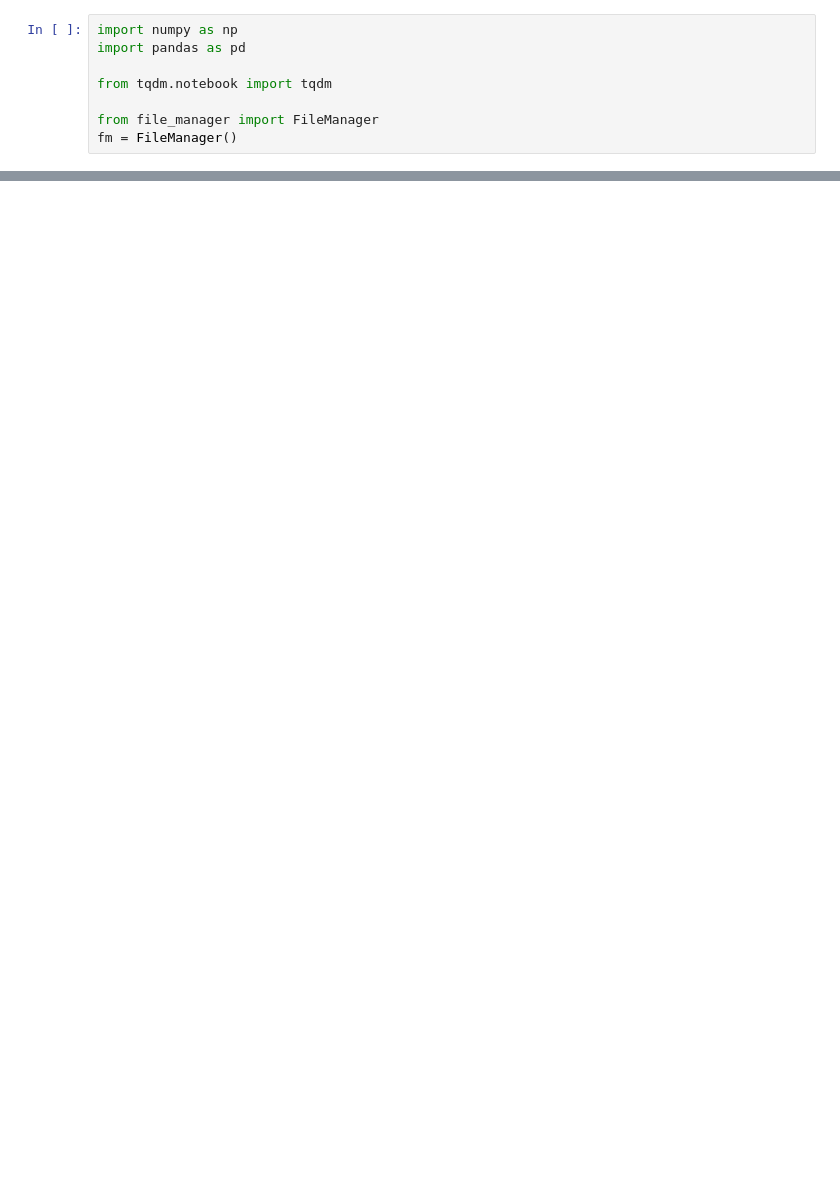
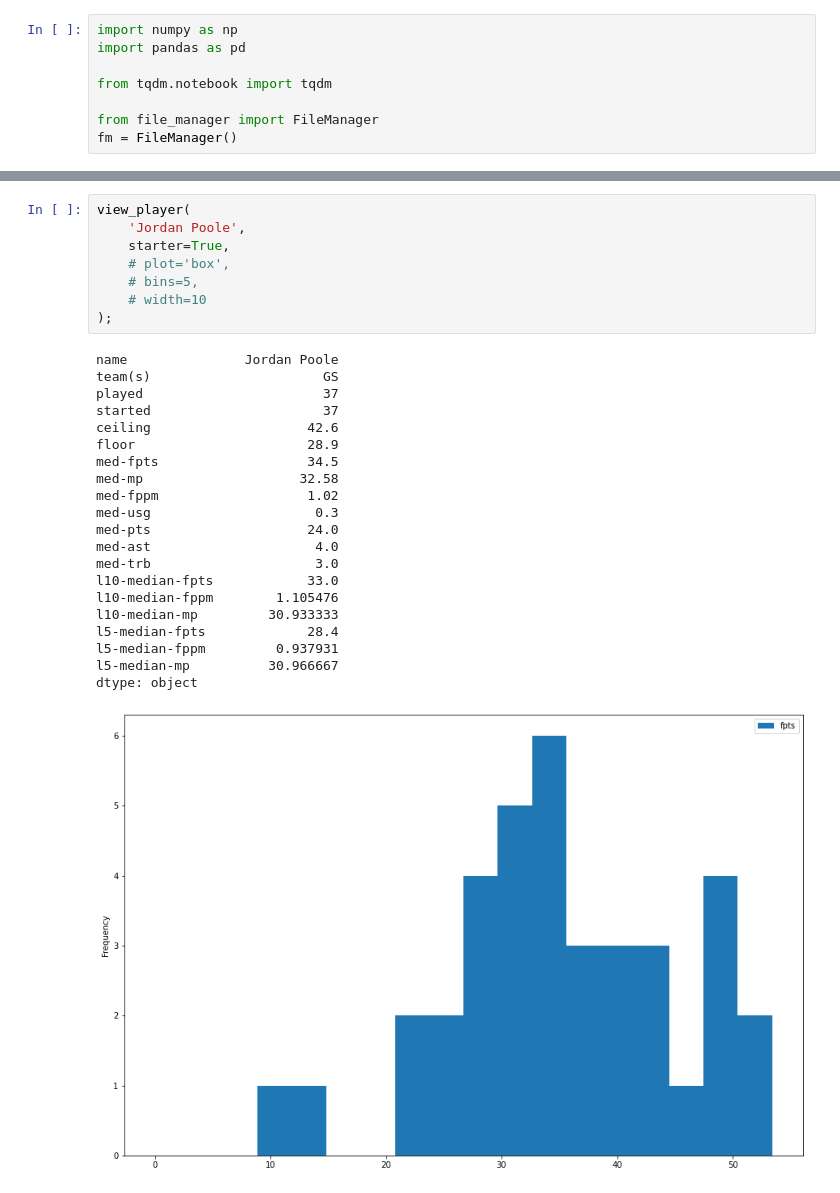
Before and after one commit to jackdegen/nba-demo, a Jupyter notebook: src/analyzing-players.ipynb, the cells around one changed output, grey strips where cells are left out. Drawn from its saved outputs; the diff is of its cells as text; blank space fills up the shorter version.

```diff
--- a/src/analyzing-players.ipynb
+++ b/src/analyzing-players.ipynb
@@ -113,0 +145,30 @@ dtype: object
+# %%
+view_player(
+    'Jordan Poole',
+    starter=True,
+    # plot='box',
+    # bins=5,
+    # width=10
+);
+# %% [output]
+name               Jordan Poole
+team(s)                      GS
+played                       37
+started                      37
+ceiling                    42.6
+floor                      28.9
+med-fpts                   34.5
+med-mp                    32.58
+med-fppm                   1.02
+med-usg                     0.3
+med-pts                    24.0
+med-ast                     4.0
+med-trb                     3.0
+l10-median-fpts            33.0
+l10-median-fppm        1.105476
+l10-median-mp         30.933333
+l5-median-fpts             28.4
+l5-median-fppm         0.937931
+l5-median-mp          30.966667
+dtype: object
+[figure, added]
```
Also changed, not shown: parts of 7 cells of this notebook, 2 other files.
